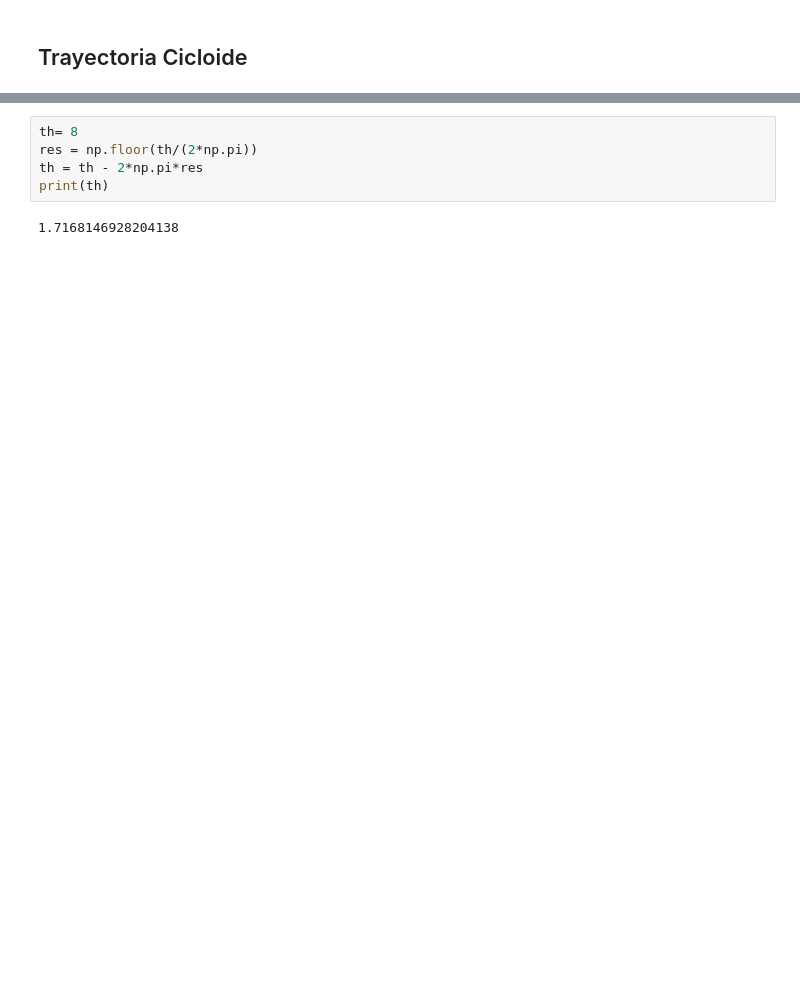
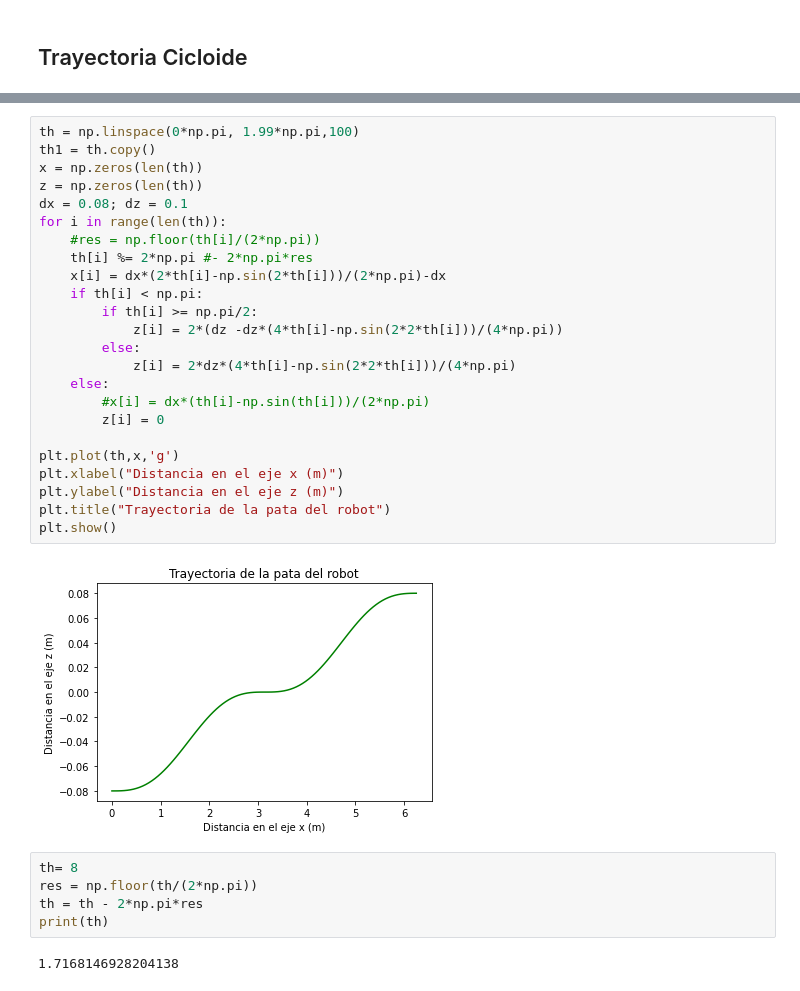
Before and after one commit to DPR00/rle_127, a Jupyter notebook: solo12-pybullet/trayectorias/pruebas.ipynb, the cells around one changed output, grey strips where cells are left out. Cells and saved outputs as stored; diff of their text form; blank space fills up the shorter version.

```diff
--- a/solo12-pybullet/trayectorias/pruebas.ipynb
+++ b/solo12-pybullet/trayectorias/pruebas.ipynb
@@ -75,3 +83,29 @@ plt.show()
+# %%
+th = np.linspace(0*np.pi, 1.99*np.pi,100)
+th1 = th.copy()
+x = np.zeros(len(th))
+z = np.zeros(len(th))
+dx = 0.08; dz = 0.1
+for i in range(len(th)):
+    #res = np.floor(th[i]/(2*np.pi))
+    th[i] %= 2*np.pi #- 2*np.pi*res
+    x[i] = dx*(2*th[i]-np.sin(2*th[i]))/(2*np.pi)-dx
+    if th[i] < np.pi:
+        if th[i] >= np.pi/2:
+            z[i] = 2*(dz -dz*(4*th[i]-np.sin(2*2*th[i]))/(4*np.pi))
+        else:
+            z[i] = 2*dz*(4*th[i]-np.sin(2*2*th[i]))/(4*np.pi)
+    else:
+        #x[i] = dx*(th[i]-np.sin(th[i]))/(2*np.pi)
+        z[i] = 0
+
+plt.plot(th,x,'g')
+plt.xlabel("Distancia en el eje x (m)")
+plt.ylabel("Distancia en el eje z (m)")
+plt.title("Trayectoria de la pata del robot")
+plt.show()
+# %% [output]
+[figure, added]
 # %%
 th= 8
 res = np.floor(th/(2*np.pi))
```
Also changed, not shown: parts of 4 cells of this notebook, 16 other files.
